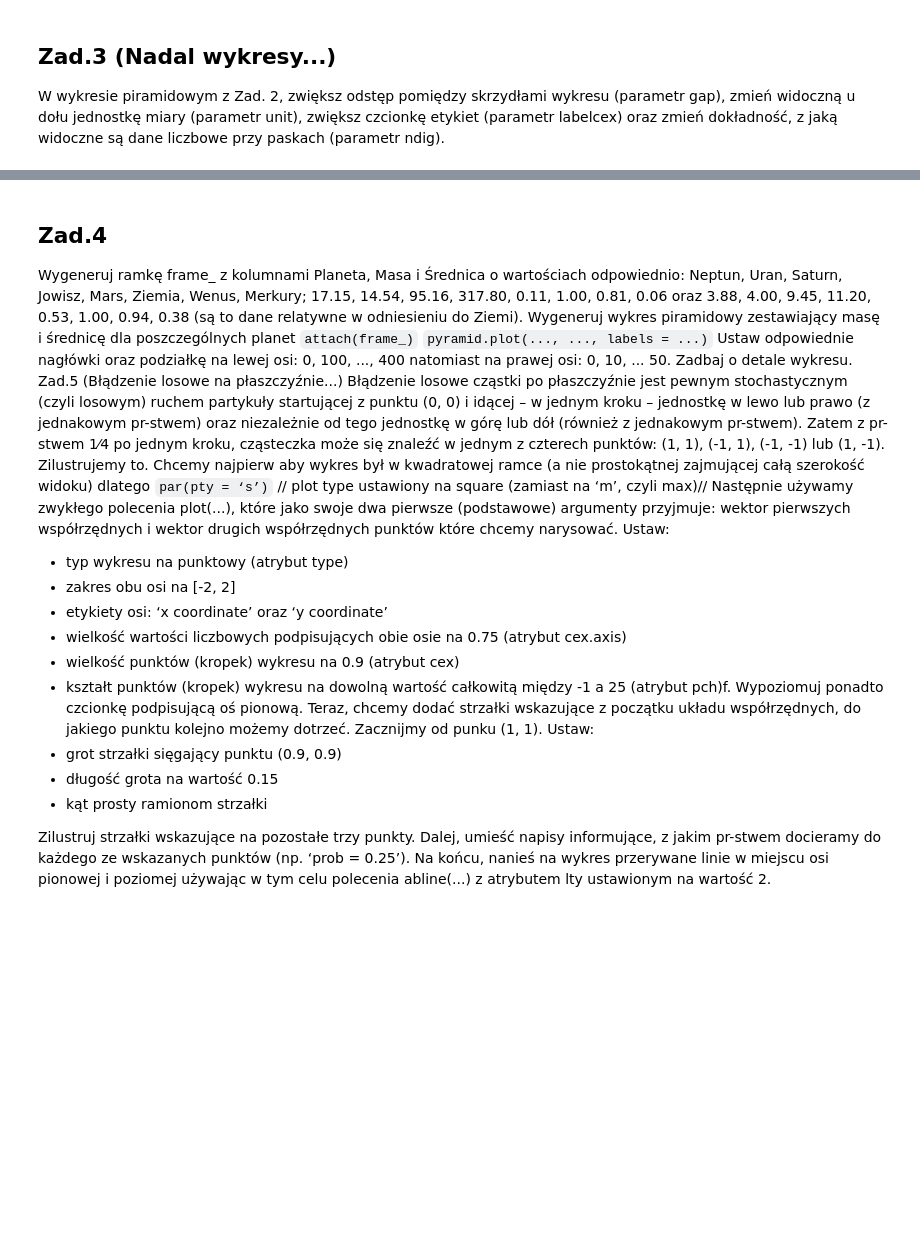
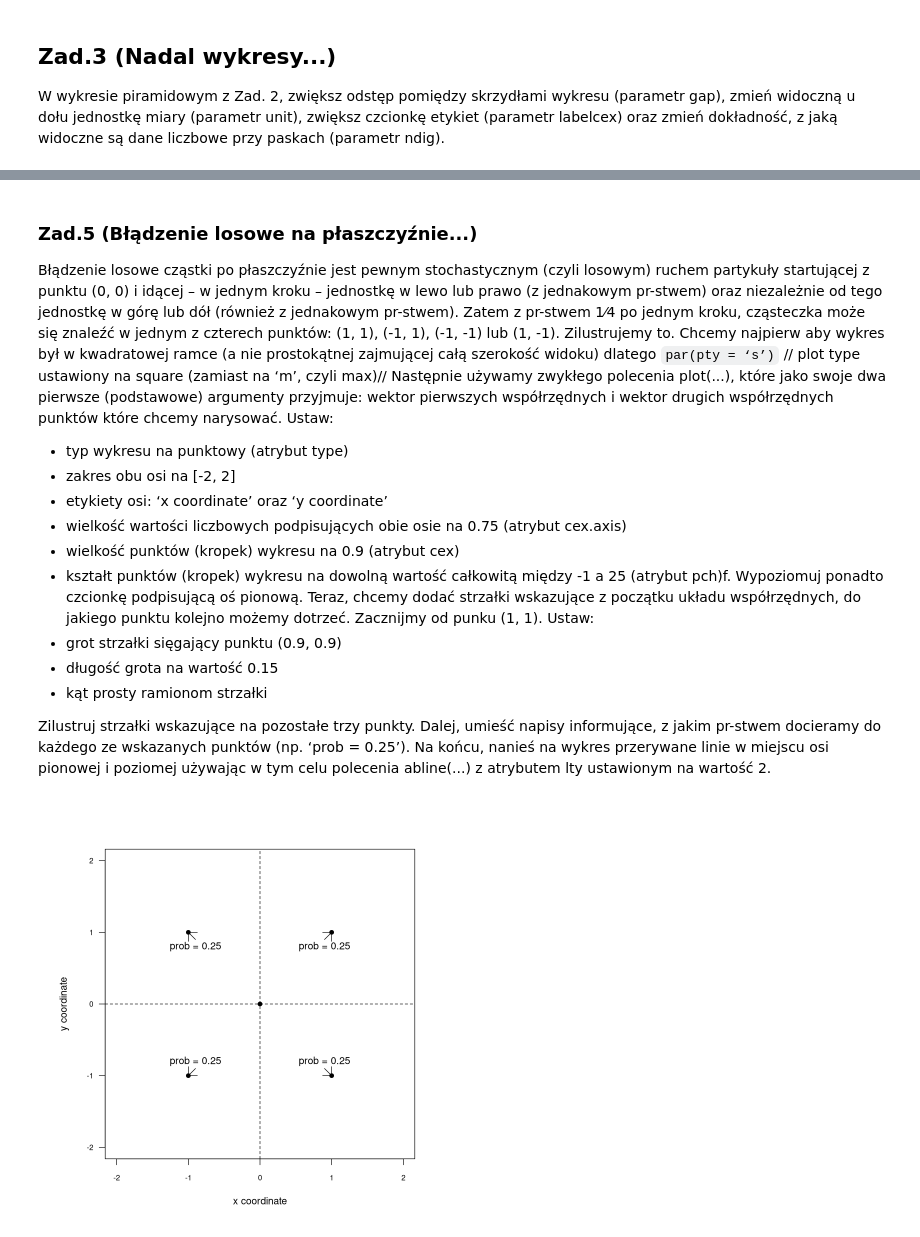
Before and after one commit to 30james00/pollub_R, a Jupyter notebook: Lab10.ipynb, the cells around one changed output, grey strips where cells are left out. Drawn from its saved outputs; the diff is of its cells as text; code cells hidden in the pictures; blank space fills up the shorter version.

```diff
--- a/Lab10.ipynb
+++ b/Lab10.ipynb
@@ -114,15 +147,5 @@ labelcex) oraz zmień dokładność, z jaką widoczne są dane liczbowe przy pas
 # %% [markdown]
-## Zad.4
-Wygeneruj ramkę frame_ z kolumnami Planeta, Masa i Średnica o wartościach odpowiednio:
-Neptun, Uran, Saturn, Jowisz, Mars, Ziemia, Wenus, Merkury;
-17.15, 14.54, 95.16, 317.80, 0.11, 1.00, 0.81, 0.06 oraz
-3.88, 4.00, 9.45, 11.20, 0.53, 1.00, 0.94, 0.38 (są to dane relatywne w odniesieniu do Ziemi).
-Wygeneruj wykres piramidowy zestawiający masę i średnicę dla poszczególnych planet
-`attach(frame_)`
-`pyramid.plot(..., ..., labels = ...)`
-Ustaw odpowiednie nagłówki oraz podziałkę na lewej osi: 0, 100, ..., 400 natomiast na prawej osi:
-0, 10, ... 50. Zadbaj o detale wykresu.
-Zad.5 (Błądzenie losowe na płaszczyźnie...)
+### Zad.5 (Błądzenie losowe na płaszczyźnie...)
 Błądzenie losowe cząstki po płaszczyźnie jest pewnym stochastycznym (czyli losowym) ruchem
 partykuły startującej z punktu (0, 0) i idącej – w jednym kroku – jednostkę w lewo lub prawo (z
 jednakowym pr-stwem) oraz niezależnie od tego jednostkę w górę lub dół (również z jednakowym
@@ -154,3 +177,28 @@ Zilustruj strzałki wskazujące na pozostałe trzy punkty. Dalej, umieść napis
 pr-stwem docieramy do każdego ze wskazanych punktów (np. ‘prob = 0.25’).
 Na końcu, nanieś na wykres przerywane linie w miejscu osi pionowej i poziomej używając w tym
 celu polecenia abline(...) z atrybutem lty ustawionym na wartość 2.
+# %%
+x <- c(0, 1, -1, -1, 1)
+y <- c(0, 1, 1, -1, -1)
+
+par(pty = 's')
+plot(x, y, pty = 'p',
+  xlim = c(-2, 2), ylim = c(-2, 2),
+  xlab = 'x coordinate', ylab = 'y coordinate',
+  cex.axis = 0.75,
+  cex = 0.9,
+  pch = 19,
+  las = 1
+)
+arrows(0.9, 0.9, 1, 1, 0.15, angle = 45)
+text(0.9, 0.8, 'prob = 0.25')
+arrows(-0.9, -0.9, -1, -1, 0.15, angle = 45)
+text(-0.9, -0.8, 'prob = 0.25')
+arrows(-0.9, 0.9, -1, 1, 0.15, angle = 45)
+text(-0.9, 0.8, 'prob = 0.25')
+arrows(0.9, -0.9, 1, -1, 0.15, angle = 45)
+text(0.9, -0.8, 'prob = 0.25')
+abline(h = 0, lty = 2)
+abline(v = 0, lty = 2)
+# %% [output]
+[figure, added]
```
Also changed, not shown: parts of 2 cells of this notebook.
